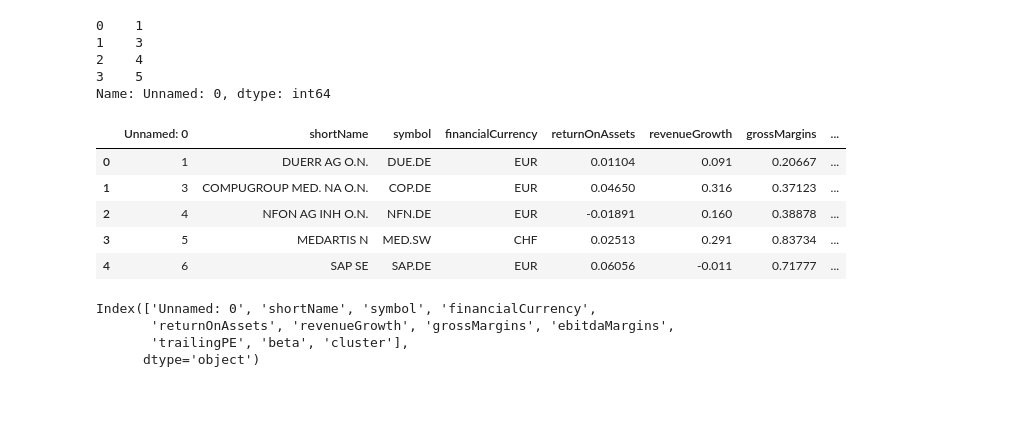
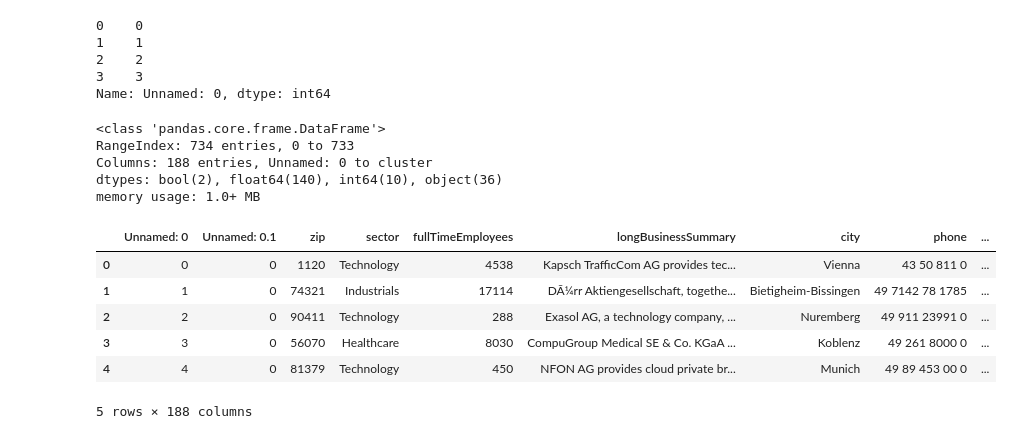
Before and after one commit to DarkSlideRider/IronHack_Final_Project, a Jupyter notebook: Get_user_input.ipynb, the cells around one changed output. Drawn from its saved outputs; the diff is of its cells as text; code cells hidden in the pictures; blank space fills up the shorter version.

```diff
--- a/Get_user_input.ipynb
+++ b/Get_user_input.ipynb
@@ -13,19 +14,3 @@ from sklearn.metrics import silhouette_score
 import matplotlib.pyplot as plt
 %matplotlib inline
 from mystockrec import xlsx_df
-# %%
-df = xlsx_df('df_k_687_2021.10.06 01_34_53.xlsx')
-display(df.loc[0:3,'Unnamed: 0'])
-df.head()
-# %% [output]
-0    1
-1    3
-2    4
-3    5
-Name: Unnamed: 0, dtype: int64
-|  | Unnamed: 0 | shortName | symbol | financialCurrency | returnOnAssets | revenueGrowth | grossMargins | ... |
-| 0 | 1 | DUERR AG O.N. | DUE.DE | EUR | 0.01104 | 0.091 | 0.20667 | ... |
-| 1 | 3 | COMPUGROUP MED. NA O.N. | COP.DE | EUR | 0.04650 | 0.316 | 0.37123 | ... |
-| 2 | 4 | NFON AG INH O.N. | NFN.DE | EUR | -0.01891 | 0.160 | 0.38878 | ... |
-| 3 | 5 | MEDARTIS N | MED.SW | CHF | 0.02513 | 0.291 | 0.83734 | ... |
-| 4 | 6 | SAP SE | SAP.DE | EUR | 0.06056 | -0.011 | 0.71777 | ... |
@@ -35,10 +17,36 @@ df['shortName'] = df['shortName'].apply(lambda x: x.upper().translate({ord(c): "
-# %%
-df.columns
-# %% [output]
-Index(['Unnamed: 0', 'shortName', 'symbol', 'financialCurrency',
-       'returnOnAssets', 'revenueGrowth', 'grossMargins', 'ebitdaMargins',
-       'trailingPE', 'beta', 'cluster'],
-      dtype='object')
+# %%
+df = xlsx_df('df__734_2021.10.07 00_06_06.xlsx')
+display(df.loc[0:3,'Unnamed: 0'])
+df.info()
+df.head()
+
+# Clean data set
+df['shortName'] = df['shortName'].astype('str')
+df['shortName'] = df['shortName'].apply(lambda x: x.upper().translate({ord(c): "" for c in "!?/[]|{}.:()'\""}))
+df.drop(['Unnamed: 0','Unnamed: 0.1'], axis=1, inplace=True)
+
+# Select columns
+df = df[['shortName','symbol','cluster','sector','EV_calc','SalesoEV_in_%',
+              'EBITDAoEV_in_%','CFoEV_in_%','Rank_SalesoEV','Rank_EBITDAoEV','Rank_CFoEV','Rank_RoA',
+              'Rank_CFoEV_RoA','beta']]
+# %% [output]
+0    0
+1    1
+2    2
+3    3
+Name: Unnamed: 0, dtype: int64
+<class 'pandas.core.frame.DataFrame'>
+RangeIndex: 734 entries, 0 to 733
+Columns: 188 entries, Unnamed: 0 to cluster
+dtypes: bool(2), float64(140), int64(10), object(36)
+memory usage: 1.0+ MB
+|  | Unnamed: 0 | Unnamed: 0.1 | zip | sector | fullTimeEmployees | longBusinessSummary | city | phone | ... |
+| 0 | 0 | 0 | 1120 | Technology | 4538 | Kapsch TrafficCom AG provides tec... | Vienna | 43 50 811 0 | ... |
+| 1 | 1 | 0 | 74321 | Industrials | 17114 | DÃ¼rr Aktiengesellschaft, togethe... | Bietigheim-Bissingen | 49 7142 78 1785 | ... |
+| 2 | 2 | 0 | 90411 | Technology | 288 | Exasol AG, a technology company, ... | Nuremberg | 49 911 23991 0 | ... |
+| 3 | 3 | 0 | 56070 | Healthcare | 8030 | CompuGroup Medical SE & Co. KGaA ... | Koblenz | 49 261 8000 0 | ... |
+| 4 | 4 | 0 | 81379 | Technology | 450 | NFON AG provides cloud private br... | Munich | 49 89 453 00 0 | ... |
+5 rows × 188 columns
 # %%
 def get_input():
     shortName_input = input("What company do you want to check? ")
```
Also changed, not shown: parts of 9 cells of this notebook, 2 other files.
